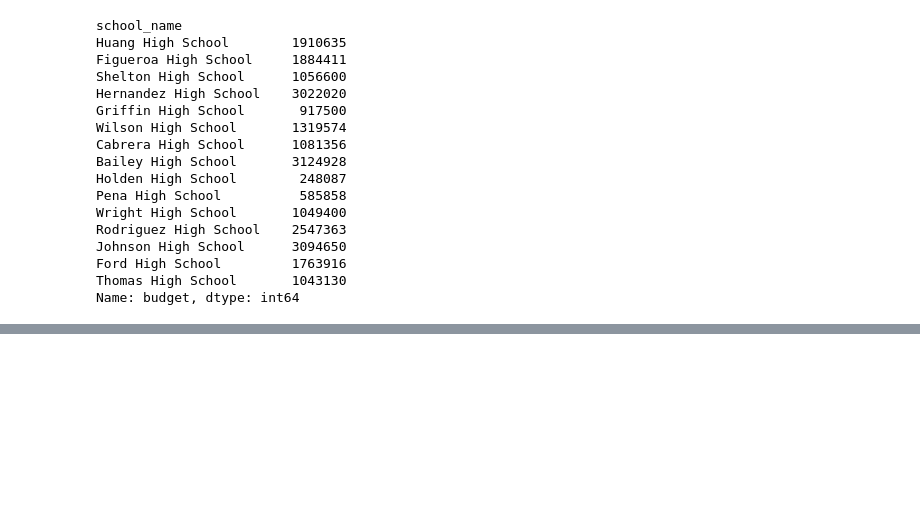
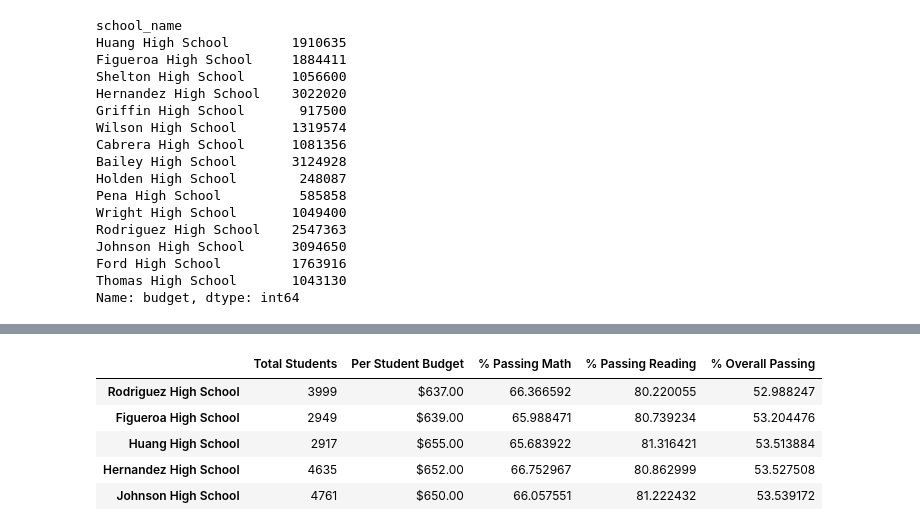
Before and after one commit to RoopaRaghav/School_District_Analysis, a Jupyter notebook: PyCitySchools.ipynb, the cells around one changed output, grey strips where cells are left out. Saved outputs shown, nothing was run; the diff lists cells and outputs as text; code cells hidden in the pictures; blank space fills up the shorter version.

```diff
--- a/PyCitySchools.ipynb
+++ b/PyCitySchools.ipynb
@@ -599,0 +656,12 @@ per_school_summary_df.head()
+# %%
+# Sort and show top five schools.
+bottom_schools = per_school_summary_df.sort_values(["% Overall Passing"], ascending=True)
+
+bottom_schools.head()
+# %% [output]
+|  | Total Students | Per Student Budget | % Passing Math | % Passing Reading | % Overall Passing |
+| Rodriguez High School | 3999 | $637.00 | 66.366592 | 80.220055 | 52.988247 |
+| Figueroa High School | 2949 | $639.00 | 65.988471 | 80.739234 | 53.204476 |
+| Huang High School | 2917 | $655.00 | 65.683922 | 81.316421 | 53.513884 |
+| Hernandez High School | 4635 | $652.00 | 66.752967 | 80.862999 | 53.527508 |
+| Johnson High School | 4761 | $650.00 | 66.057551 | 81.222432 | 53.539172 |
```
Also changed, not shown: parts of 6 cells of this notebook.
